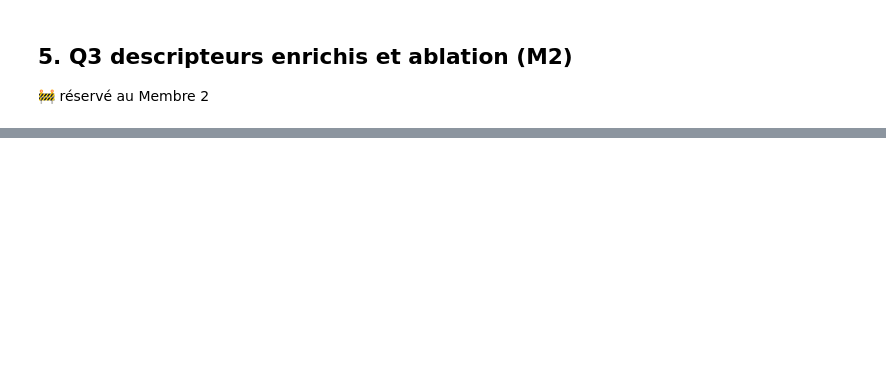
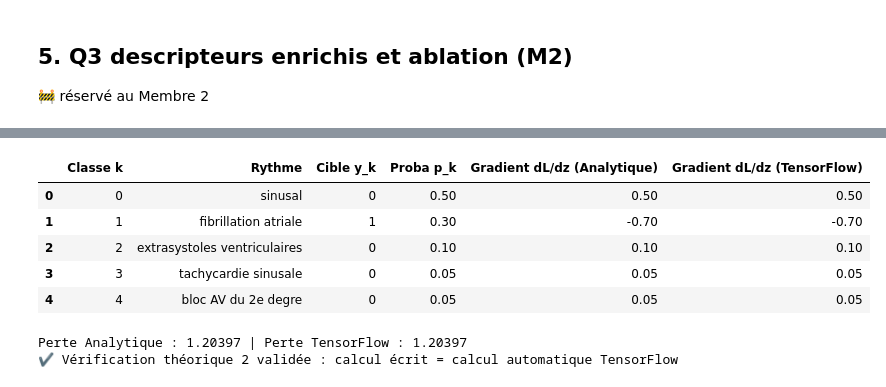
Before and after one commit to hichamouaouche/UC3-Cardiac-Telemonitoring, a Jupyter notebook: notebooks/uc3_jalon1.ipynb, the cells around one changed output, grey strips where cells are left out. Cells and saved outputs as stored; diff of their text form; code cells hidden in the pictures; blank space fills up the shorter version.

```diff
--- a/notebooks/uc3_jalon1.ipynb
+++ b/notebooks/uc3_jalon1.ipynb
@@ -470,0 +576,48 @@ plt.show()
+# %%
+# 1. Calcul analytique exact
+p_theorique = np.array([0.50, 0.30, 0.10, 0.05, 0.05], dtype=np.float32)
+y_cible = 1
+
+perte_manuelle = float(-np.log(p_theorique[y_cible]))
+gradient_manuel = p_theorique.copy()
+gradient_manuel[y_cible] -= 1.0
+
+# 2. Vérification automatique avec TensorFlow (GradientTape)
+# Soient z des logits produisant exactement p_theorique via softmax
+z_tf = tf.Variable(np.log(p_theorique), dtype=tf.float32)
+y_tf = tf.constant(y_cible, dtype=tf.int32)
+
+with tf.GradientTape() as tape:
+    perte_tf = tf.nn.sparse_softmax_cross_entropy_with_logits(labels=y_tf, logits=z_tf)
+
+gradient_tf = tape.gradient(perte_tf, z_tf).numpy()
+
+# 3. Affichage et assertions
+df_verif = pd.DataFrame({
+    'Classe k': range(5),
+    'Rythme': NOMS,
+    'Cible y_k': [1 if k == y_cible else 0 for k in range(5)],
+    'Proba p_k': p_theorique,
+    'Gradient dL/dz (Analytique)': gradient_manuel,
+    'Gradient dL/dz (TensorFlow)': gradient_tf
+})
+display(df_verif)
+
+print(f"Perte Analytique : {perte_manuelle:.5f} | Perte TensorFlow : {float(perte_tf):.5f}")
+assert np.isclose(perte_manuelle, float(perte_tf), atol=1e-5), "Erreur de conformité sur la perte !"
+assert np.allclose(gradient_manuel, gradient_tf, atol=1e-5), "Erreur de conformité sur le gradient !"
+print("✔ Vérification théorique 2 validée : calcul écrit = calcul automatique TensorFlow")
+
+# Consignation dans le journal d'expériences
+journaliser("M3", "7.2 Verif theorique", "L=-ln(p1); grad=p-y",
+            f"Loss={perte_manuelle:.4f}; grad={gradient_manuel.tolist()}",
+            "Controles theoriques valides")
+# %% [output]
+|  | Classe k | Rythme | Cible y_k | Proba p_k | Gradient dL/dz (Analytique) | Gradient dL/dz (TensorFlow) |
+| 0 | 0 | sinusal | 0 | 0.50 | 0.50 | 0.50 |
+| 1 | 1 | fibrillation atriale | 1 | 0.30 | -0.70 | -0.70 |
+| 2 | 2 | extrasystoles ventriculaires | 0 | 0.10 | 0.10 | 0.10 |
+| 3 | 3 | tachycardie sinusale | 0 | 0.05 | 0.05 | 0.05 |
+| 4 | 4 | bloc AV du 2e degre | 0 | 0.05 | 0.05 | 0.05 |
+Perte Analytique : 1.20397 | Perte TensorFlow : 1.20397
+✔ Vérification théorique 2 validée : calcul écrit = calcul automatique TensorFlow
```
Also changed, not shown: parts of 22 cells of this notebook, 5 other files.
